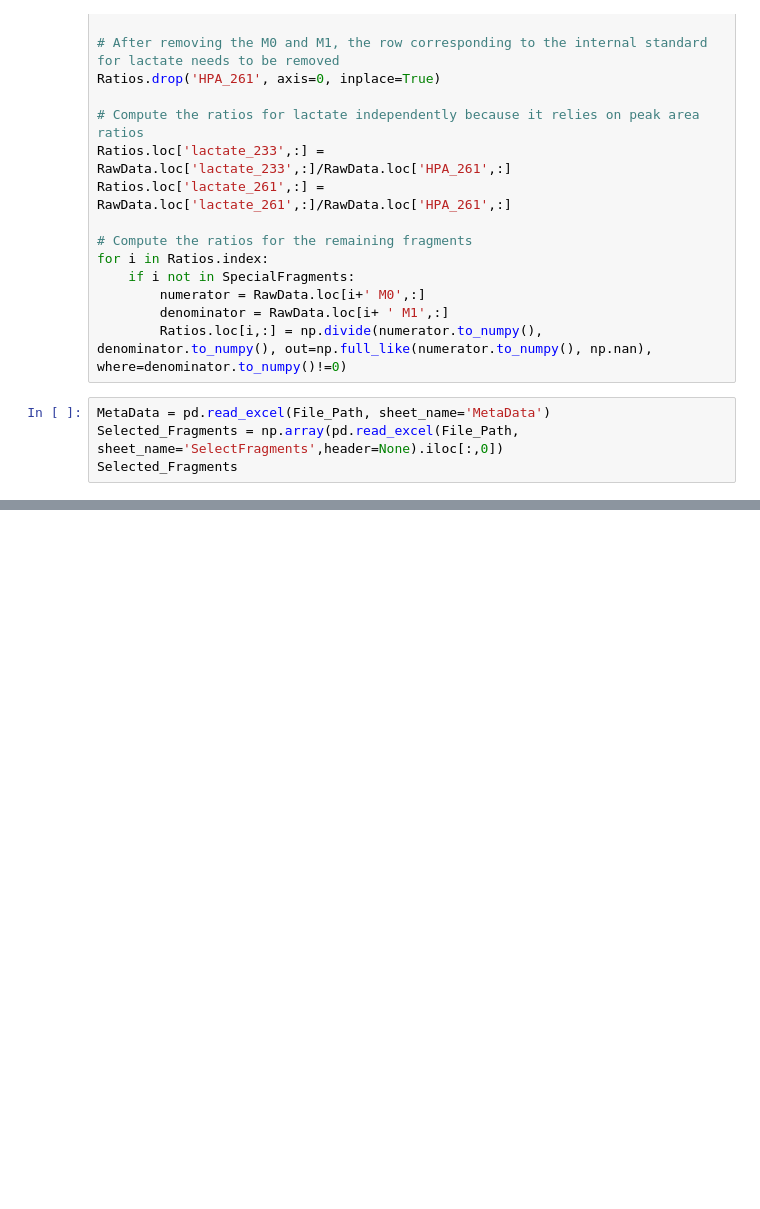
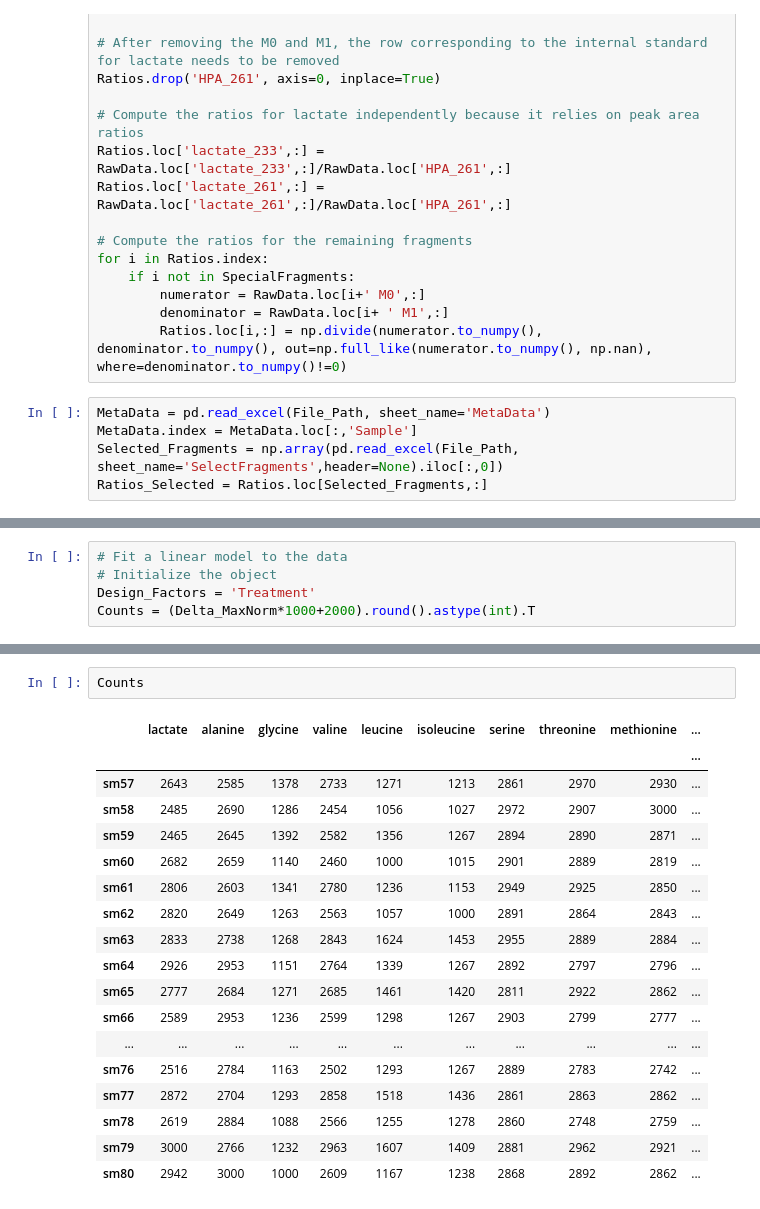
Before and after one commit to VacantiLab/PolyMID, a Jupyter notebook: inEFP/FluxAnalysis.ipynb, the cells around one changed output, grey strips where cells are left out. Drawn from its saved outputs; the diff is of its cells as text; blank space fills up the shorter version.

```diff
--- a/inEFP/FluxAnalysis.ipynb
+++ b/inEFP/FluxAnalysis.ipynb
@@ -61,5 +75,6 @@ for i in Ratios.index:
         Ratios.loc[i,:] = np.divide(numerator.to_numpy(), denominator.to_numpy(), out=np.full_like(numerator.to_numpy(), np.nan), where=denominator.to_numpy()!=0)
 # %%
 MetaData = pd.read_excel(File_Path, sheet_name='MetaData')
+MetaData.index = MetaData.loc[:,'Sample']
 Selected_Fragments = np.array(pd.read_excel(File_Path, sheet_name='SelectFragments',header=None).iloc[:,0])
-Selected_Fragments
+Ratios_Selected = Ratios.loc[Selected_Fragments,:]
@@ -152,0 +207,5 @@ Ratios
+# %%
+# Fit a linear model to the data
+# Initialize the object
+Design_Factors = 'Treatment'
+Counts = (Delta_MaxNorm*1000+2000).round().astype(int).T
@@ -152,0 +252,21 @@ Ratios
+# %%
+Counts
+# %% [output]
+|  | lactate | alanine | glycine | valine | leucine | isoleucine | serine | threonine | methionine | ... |
+|  |  |  |  |  |  |  |  |  |  | ... |
+| sm57 | 2643 | 2585 | 1378 | 2733 | 1271 | 1213 | 2861 | 2970 | 2930 | ... |
+| sm58 | 2485 | 2690 | 1286 | 2454 | 1056 | 1027 | 2972 | 2907 | 3000 | ... |
+| sm59 | 2465 | 2645 | 1392 | 2582 | 1356 | 1267 | 2894 | 2890 | 2871 | ... |
+| sm60 | 2682 | 2659 | 1140 | 2460 | 1000 | 1015 | 2901 | 2889 | 2819 | ... |
+| sm61 | 2806 | 2603 | 1341 | 2780 | 1236 | 1153 | 2949 | 2925 | 2850 | ... |
+| sm62 | 2820 | 2649 | 1263 | 2563 | 1057 | 1000 | 2891 | 2864 | 2843 | ... |
+| sm63 | 2833 | 2738 | 1268 | 2843 | 1624 | 1453 | 2955 | 2889 | 2884 | ... |
+| sm64 | 2926 | 2953 | 1151 | 2764 | 1339 | 1267 | 2892 | 2797 | 2796 | ... |
+| sm65 | 2777 | 2684 | 1271 | 2685 | 1461 | 1420 | 2811 | 2922 | 2862 | ... |
+| sm66 | 2589 | 2953 | 1236 | 2599 | 1298 | 1267 | 2903 | 2799 | 2777 | ... |
+| ... | ... | ... | ... | ... | ... | ... | ... | ... | ... | ... |
+| sm76 | 2516 | 2784 | 1163 | 2502 | 1293 | 1267 | 2889 | 2783 | 2742 | ... |
+| sm77 | 2872 | 2704 | 1293 | 2858 | 1518 | 1436 | 2861 | 2863 | 2862 | ... |
+| sm78 | 2619 | 2884 | 1088 | 2566 | 1255 | 1278 | 2860 | 2748 | 2759 | ... |
+| sm79 | 3000 | 2766 | 1232 | 2963 | 1607 | 1409 | 2881 | 2962 | 2921 | ... |
+| sm80 | 2942 | 3000 | 1000 | 2609 | 1167 | 1238 | 2868 | 2892 | 2862 | ... |
```
Also changed, not shown: parts of 13 cells of this notebook.
